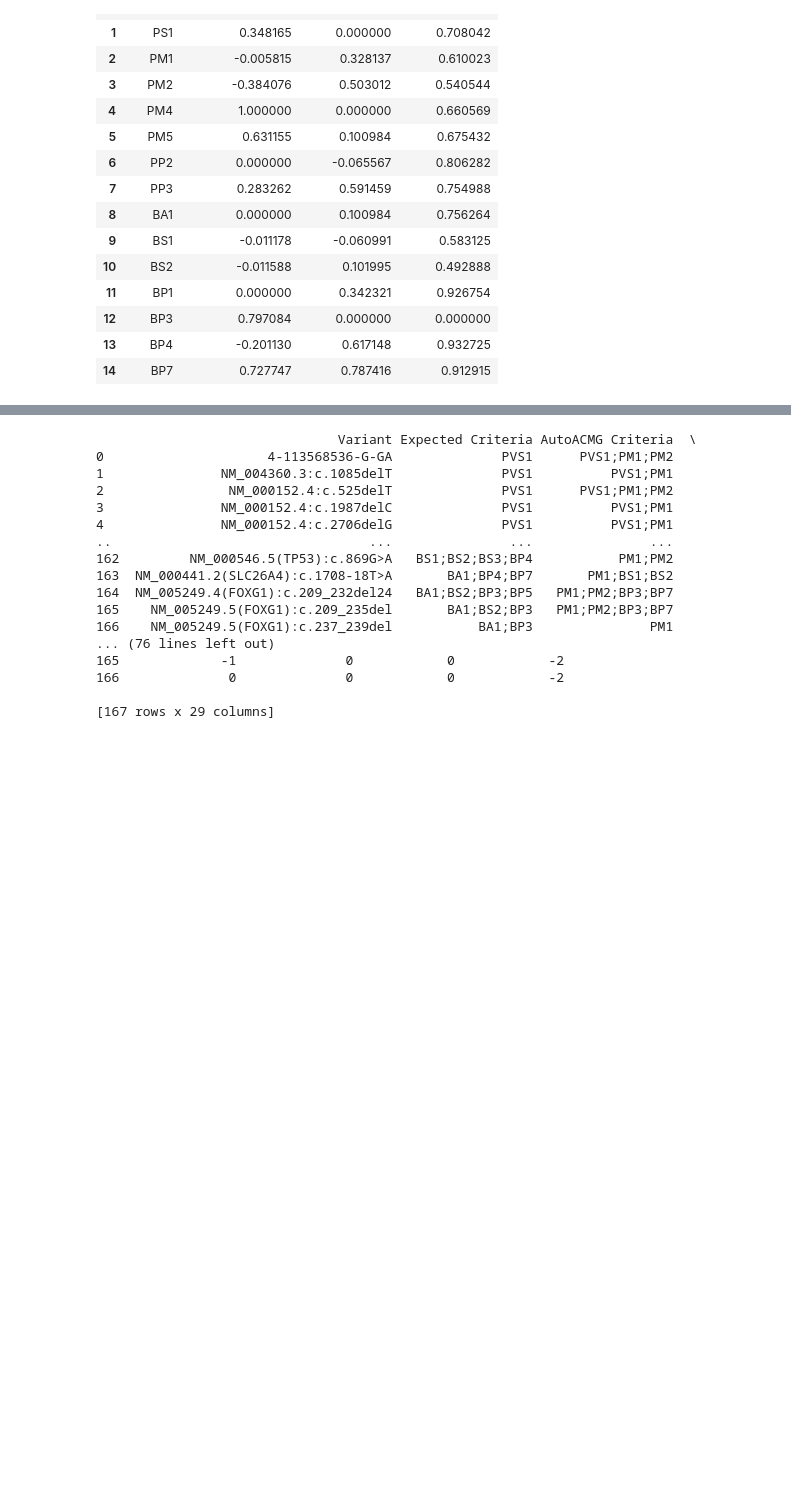
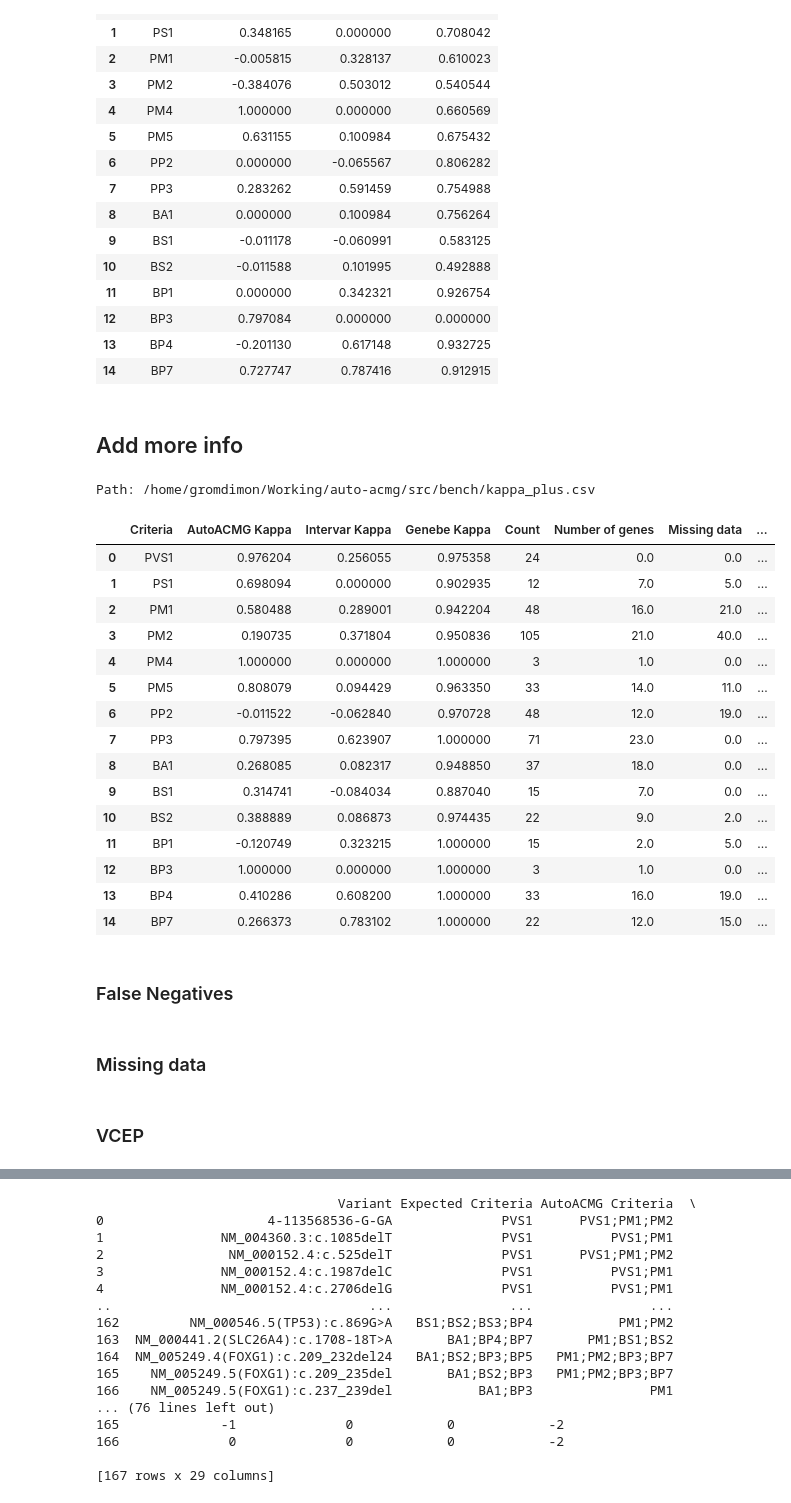
Before and after one commit to bihealth/auto-acmg, a Jupyter notebook: src/bench/results_analysis.ipynb, the cells around one changed output, grey strips where cells are left out. Drawn from its saved outputs; the diff is of its cells as text; code cells hidden in the pictures; blank space fills up the shorter version.

Commit message:
Additional information for kappa values (#155)
* additinal info

* additional statisctics

* delete unused files

```diff
--- a/src/bench/results_analysis.ipynb
+++ b/src/bench/results_analysis.ipynb
@@ -83,3 +82,30 @@ kappa_df.to_csv("cohens_kappa_results.csv", index=False)
 | 12 | BP3 | 0.797084 | 0.000000 | 0.000000 |
 | 13 | BP4 | -0.201130 | 0.617148 | 0.932725 |
 | 14 | BP7 | 0.727747 | 0.787416 | 0.912915 |
+# %% [markdown]
+## Add more info
+# %%
+# Load the CSV file
+path_to_csv = os.path.join(os.path.abspath(''), 'src', 'bench', 'kappa_plus.csv')
+print(f"Path: {path_to_csv}")
+kappa_df = pd.read_csv(path_to_csv)
+kappa_df.fillna(value=0, inplace=True)
+kappa_df
+# %% [output]
+Path: /home/gromdimon/Working/auto-acmg/src/bench/kappa_plus.csv
+|  | Criteria | AutoACMG Kappa | Intervar Kappa | Genebe Kappa | Count | Number of genes | Missing data | ... |
+| 0 | PVS1 | 0.976204 | 0.256055 | 0.975358 | 24 | 0.0 | 0.0 | ... |
+| 1 | PS1 | 0.698094 | 0.000000 | 0.902935 | 12 | 7.0 | 5.0 | ... |
+| 2 | PM1 | 0.580488 | 0.289001 | 0.942204 | 48 | 16.0 | 21.0 | ... |
+| 3 | PM2 | 0.190735 | 0.371804 | 0.950836 | 105 | 21.0 | 40.0 | ... |
+| 4 | PM4 | 1.000000 | 0.000000 | 1.000000 | 3 | 1.0 | 0.0 | ... |
+| 5 | PM5 | 0.808079 | 0.094429 | 0.963350 | 33 | 14.0 | 11.0 | ... |
+| 6 | PP2 | -0.011522 | -0.062840 | 0.970728 | 48 | 12.0 | 19.0 | ... |
+| 7 | PP3 | 0.797395 | 0.623907 | 1.000000 | 71 | 23.0 | 0.0 | ... |
+| 8 | BA1 | 0.268085 | 0.082317 | 0.948850 | 37 | 18.0 | 0.0 | ... |
+| 9 | BS1 | 0.314741 | -0.084034 | 0.887040 | 15 | 7.0 | 0.0 | ... |
+| 10 | BS2 | 0.388889 | 0.086873 | 0.974435 | 22 | 9.0 | 2.0 | ... |
+| 11 | BP1 | -0.120749 | 0.323215 | 1.000000 | 15 | 2.0 | 5.0 | ... |
+| 12 | BP3 | 1.000000 | 0.000000 | 1.000000 | 3 | 1.0 | 0.0 | ... |
+| 13 | BP4 | 0.410286 | 0.608200 | 1.000000 | 33 | 16.0 | 19.0 | ... |
+| 14 | BP7 | 0.266373 | 0.783102 | 1.000000 | 22 | 12.0 | 15.0 | ... |
@@ -85,0 +133,2 @@ kappa_df.to_csv("cohens_kappa_results.csv", index=False)
+# %% [markdown]
+### False Negatives
@@ -85,0 +155,2 @@ kappa_df.to_csv("cohens_kappa_results.csv", index=False)
+# %% [markdown]
+### Missing data
@@ -85,0 +191,2 @@ kappa_df.to_csv("cohens_kappa_results.csv", index=False)
+# %% [markdown]
+### VCEP
```
Also changed, not shown: parts of 15 cells of this notebook, 8 other files.
